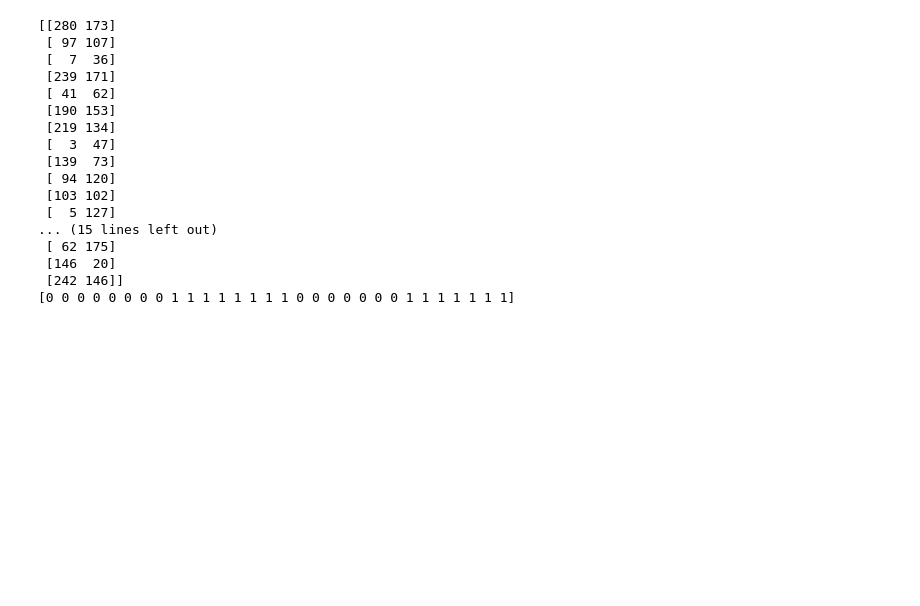
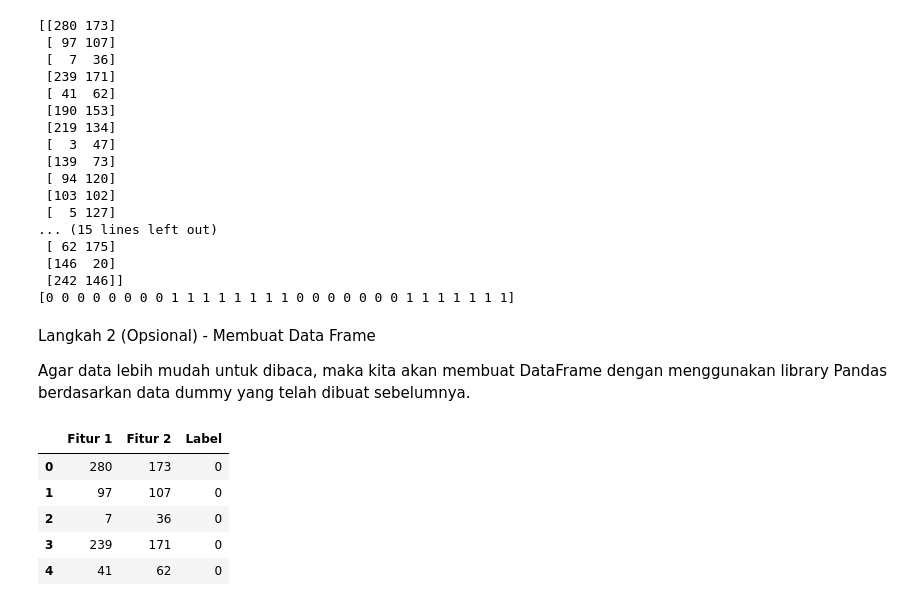
Before and after one commit to ErikRidhoFirm/Pembelajaran-Mesin_Ganjil_2025, a Jupyter notebook: Pembalajaran_Mesin_Praktikum10.ipynb, the cells around one changed output. Saved outputs shown, nothing was run; the diff lists cells and outputs as text; code cells hidden in the pictures; blank space fills up the shorter version.

Commit message:
Langkah 2 (Opsional) - Membuat Data Frame

```diff
--- a/Pembalajaran_Mesin_Praktikum10.ipynb
+++ b/Pembalajaran_Mesin_Praktikum10.ipynb
@@ -179,3 +179,32 @@ print(y)
  [146  20]
  [242 146]]
 [0 0 0 0 0 0 0 0 1 1 1 1 1 1 1 1 0 0 0 0 0 0 0 1 1 1 1 1 1 1]
+# %% [markdown]
+Langkah 2 (Opsional) - Membuat Data Frame
+
+Agar data lebih mudah untuk dibaca, maka kita akan membuat DataFrame dengan menggunakan library Pandas berdasarkan data dummy yang telah dibuat sebelumnya.
+# %%
+import pandas as pd
+
+# Reshape label y menjadi 2D
+# Hal ini dilakukan karena kita akan menggabungkannya dengan data fitur X
+y_new = y.reshape(len(y), 1)
+
+# Gabungkan fitur X dan label y dalam data array
+data = np.concatenate((X, y_new), axis=1)
+
+# Definisikan nama kolom
+nama_kolom = ['Fitur 1', 'Fitur 2', 'Label']
+
+# Buat Data Frame
+df = pd.DataFrame(data, columns=nama_kolom)
+
+# Cek Data Frame
+df.head()
+# %% [output]
+|  | Fitur 1 | Fitur 2 | Label |
+| 0 | 280 | 173 | 0 |
+| 1 | 97 | 107 | 0 |
+| 2 | 7 | 36 | 0 |
+| 3 | 239 | 171 | 0 |
+| 4 | 41 | 62 | 0 |
```
